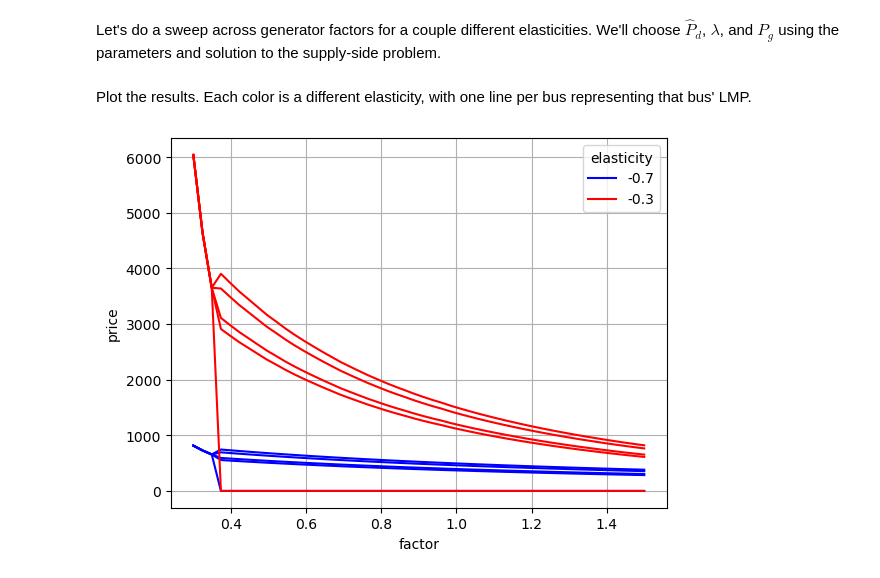
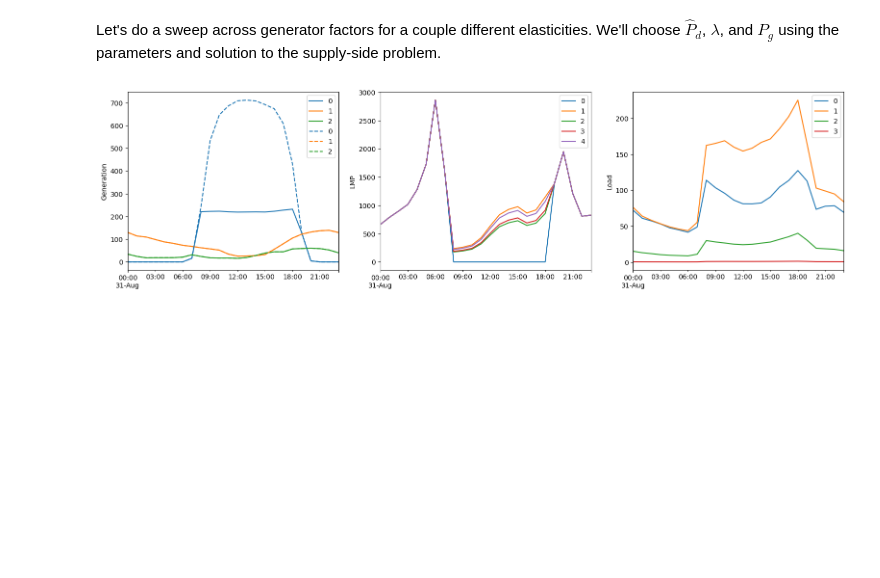
Before and after one commit to eli-brock/opf_zero_marginal_cost, a Jupyter notebook: opf.ipynb, the cells around one changed output. Saved outputs shown, nothing was run; the diff lists cells and outputs as text; code cells hidden in the pictures; blank space fills up the shorter version.

```diff
--- a/opf.ipynb
+++ b/opf.ipynb
@@ -10,0 +26,2 @@ model = pd.read_excel('Example11_9_Network_Model_zeromc_flexload.xlsx', sheet_na
+# %%
+input = pd.DataFrame(gen).join([load, price], how='inner')
@@ -32,30 +51,24 @@ B = B - np.diag(np.sum(B, axis=0))
 # System base, in MVA
 base = 100
 
-# Fixed consumption and price
-p_d_0 = np.array(model['Load']['MW'])/base
-price = np.array(model['Load']['Price'])
-
 # Line constraints. The i, j element is the MVA limit of the line from bus i to bus j
 P_line = np.zeros((N,N))
 limits = model['Line']
 P_line[limits['From Number']-1, limits['To Number']-1] = limits['Lim A MVA']
 P_line = (P_line+P_line.T)/base
 
-# Minimum and maximum generator outputs, taken from PowerWorld
-p_g_max = np.array(model['Gen']['Max MW'])/base
-
 # The buses with generators and loads
-L = ~model['Bus']['Load MW'].isna()
-L = np.array(L.index[L])
-G = ~model['Bus']['Gen MW'].isna()
-G = np.array(G.index[G])
+L = np.array(model['Load']['Number of Bus']-1)
+G = np.array(model['Gen']['Number of Bus']-1)
 
 # Transformation matrices. These define the change-of-variables from the generator/load spaces to the bus space.
 AG = np.zeros((N,len(G)))
 AG[G,:] = np.eye(len(G))
 AL = np.zeros((N,len(L)))
 AL[L,:] = np.eye(len(L))
+
+# Elasticity
+e = -0.5
 # %% [markdown]
 We solve a **demand-side** problem with zero marginal cost, fixed supply, and elastic demand. For this minimal example, we make the follwing assumptions:
 - Each load submits a demand curve. The system operator dispatches to maximize total utlity $U(P)$.
@@ -115,13 +119,20 @@ results = pd.DataFrame(
-# %% [markdown]
-Plot the results. Each color is a different elasticity, with one line per bus representing that bus' LMP.
-# %%
-fig, ax = plt.subplots()
-colors = dict(zip(elasticities, ['blue', 'red']))
-results.set_index('factor').groupby('e').apply(lambda df: df.LMP.apply(pd.Series).plot(ax=ax, color=colors[df.name]))
-ax.grid()
-ax.set_ylabel('price')
-[line.set_label(elasticities[i//5] if line.get_label() == '0' else '_nolegend_') for i, line in enumerate(ax.lines)]
-ax.legend(title='elasticity')
-fig.show()
-# %% [output]
-[figure, removed]
+# %%
+results = input.apply(sim, axis='columns')
+# %%
+fig, ax = plt.subplots(1,3)
+
+results['Dispatched Generation'].apply(pd.Series).plot(ax=ax[0])
+colors = [line.get_color() for line in ax[0].lines]
+results['Maximum Generation'].apply(pd.Series).plot(ax=ax[0], linestyle='dashed', color=colors)
+ax[0].set_ylabel('Generation')
+
+results['LMP'].apply(pd.Series).plot(ax=ax[1])
+ax[1].set_ylabel('LMP')
+
+results['Dispatched Load'].apply(pd.Series).plot(ax=ax[2])
+ax[2].set_ylabel('Load')
+
+fig.set_size_inches(fig.get_size_inches()*[3,1])
+fig.show()
+# %% [output]
+[figure, added]
```
Also changed, not shown: parts of 6 cells of this notebook, 3 other files.
